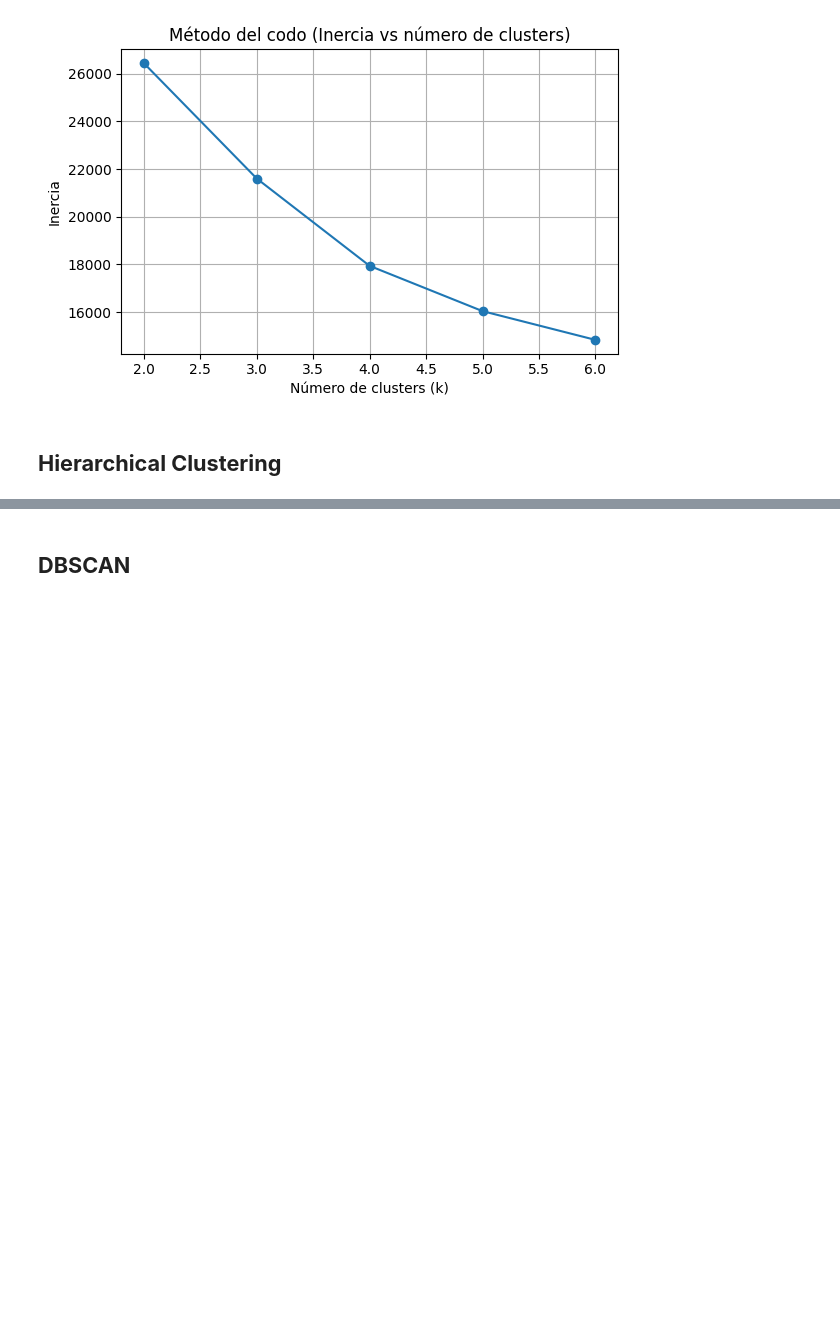
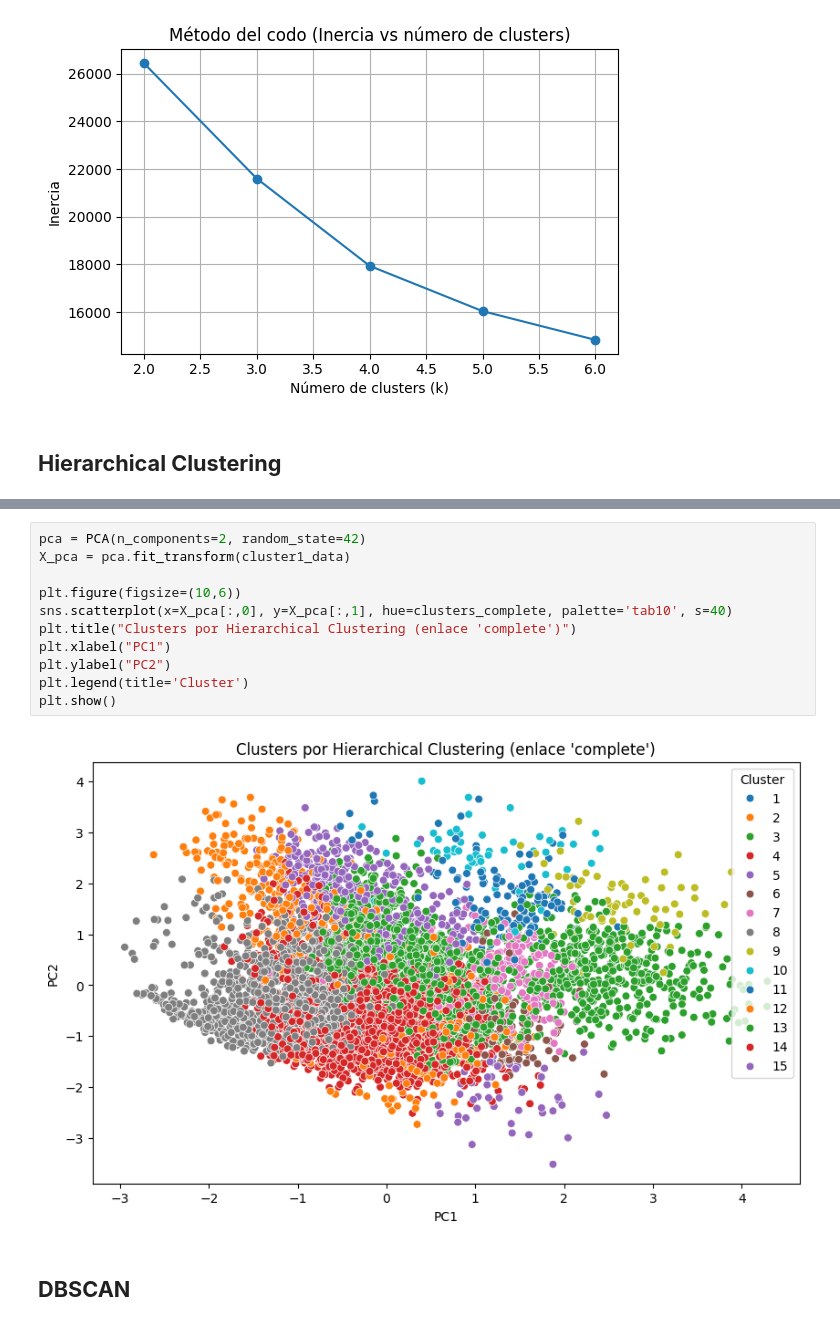
Before and after one commit to JoseCervantes06/Proyecto1_Equipo20_Cervantes-Reyes, a Jupyter notebook: fase2.ipynb, the cells around one changed output, grey strips where cells are left out. Drawn from its saved outputs; the diff is of its cells as text; blank space fills up the shorter version.

```diff
--- a/fase2.ipynb
+++ b/fase2.ipynb
@@ -375,3 +412,16 @@ plt.show()
+# %%
+pca = PCA(n_components=2, random_state=42)
+X_pca = pca.fit_transform(cluster1_data)
+
+plt.figure(figsize=(10,6))
+sns.scatterplot(x=X_pca[:,0], y=X_pca[:,1], hue=clusters_complete, palette='tab10', s=40)
+plt.title("Clusters por Hierarchical Clustering (enlace 'complete')")
+plt.xlabel("PC1")
+plt.ylabel("PC2")
+plt.legend(title='Cluster')
+plt.show()
+# %% [output]
+[figure, added]
 # %% [markdown]
 ## **DBSCAN**
 # %%
```
Also changed, not shown: parts of 12 cells of this notebook, 1 other file.
